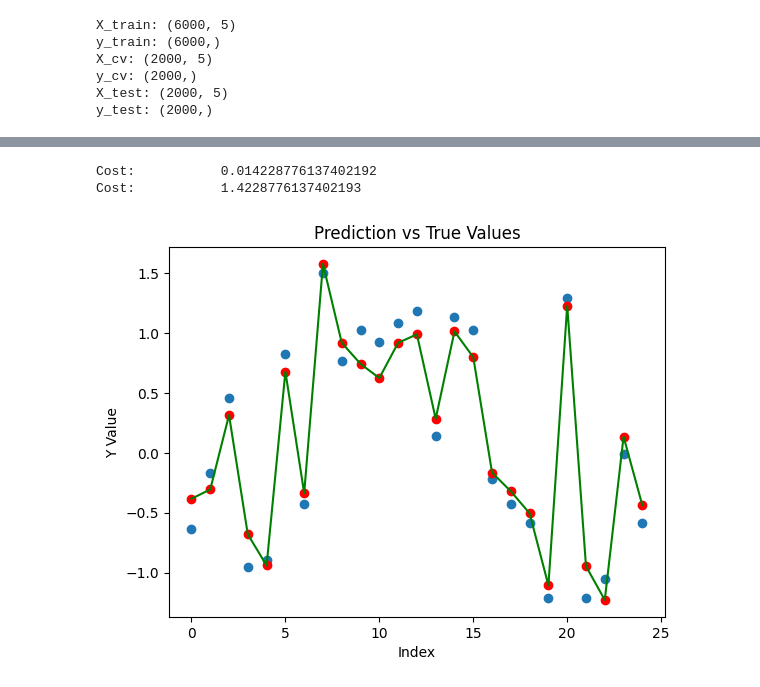
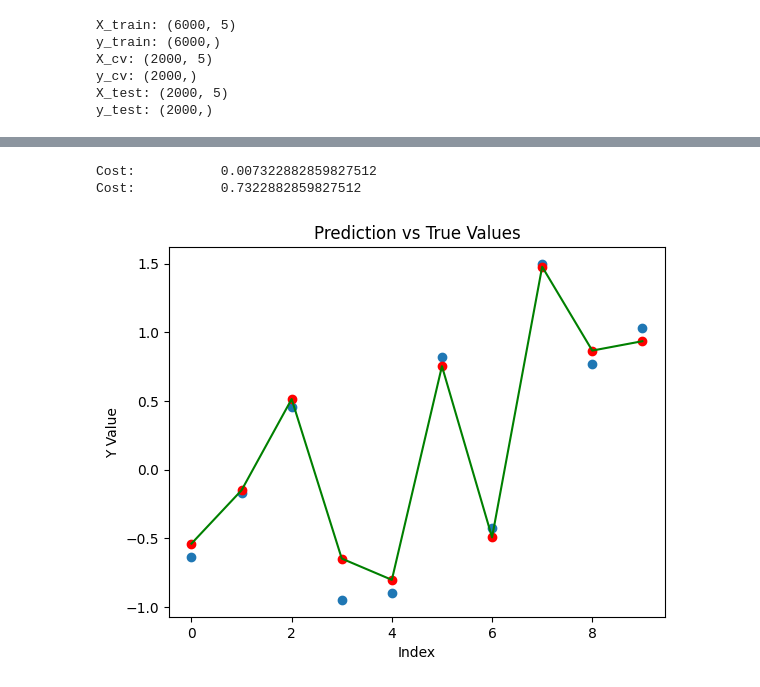
Before and after one commit to uzairanwaar6/learning, a Jupyter notebook: practice-projects/linear-regression/prepration.ipynb, the cells around one changed output, grey strips where cells are left out. Drawn from its saved outputs; the diff is of its cells as text; code cells hidden in the pictures.

```diff
--- a/practice-projects/linear-regression/prepration.ipynb
+++ b/practice-projects/linear-regression/prepration.ipynb
@@ -265,30 +298,33 @@ ValueError: shapes (5,8) and (40,) not aligned: 8 (dim 1) != 40 (dim 0)
 # %%
 
-# After 20000 epochs with a=0.3545 & degree=6
-# cost=0.00025737857852219185
+# degree = 6
+# # After 20000 epochs with a=0.3545 & degree=6
+# cost=0.007322882640904318
+b=0.040531321684799
+w = [0.37136613, 0.88021927, 0.01597983, 0.0416814,  0.02687384]
 
-
-
+X_train_sample = X_train[:training_sample_size].to_numpy()
+y_train_sample = y_train[:training_sample_size].to_numpy()
 cost = compute_lr_cost(X_train_sample,y_train_sample,w,b,degree)
 y_hats = linear_regression(X_train_sample,w,b,degree)
 
 print('Cost:\t\t'+str(cost))
 print('Cost:\t\t'+str(cost*100))
 
 
 # print(y_train_sample_100)
 # print(y_hats)
-plottingSample = 25
+plottingSample = 10
 
 plt.scatter(range(plottingSample), y_train_sample[:plottingSample], label='True Y')
 plt.scatter(range(plottingSample), y_hats[:plottingSample],color='red' )
 plt.plot(range(plottingSample), y_hats[:plottingSample], label='Predicted Y (Line)', color='green')
 plt.title('Prediction vs True Values')
 plt.xlabel('Index')
 plt.ylabel('Y Value')
 # plt.legend()
 plt.show()
 # %% [output]
-Cost:           0.014228776137402192
-Cost:           1.4228776137402193
+Cost:           0.007322882859827512
+Cost:           0.7322882859827512
-[figure, old version]
+[figure, new version]
```
Also changed, not shown: parts of 1 cell of this notebook, 2 other files.
